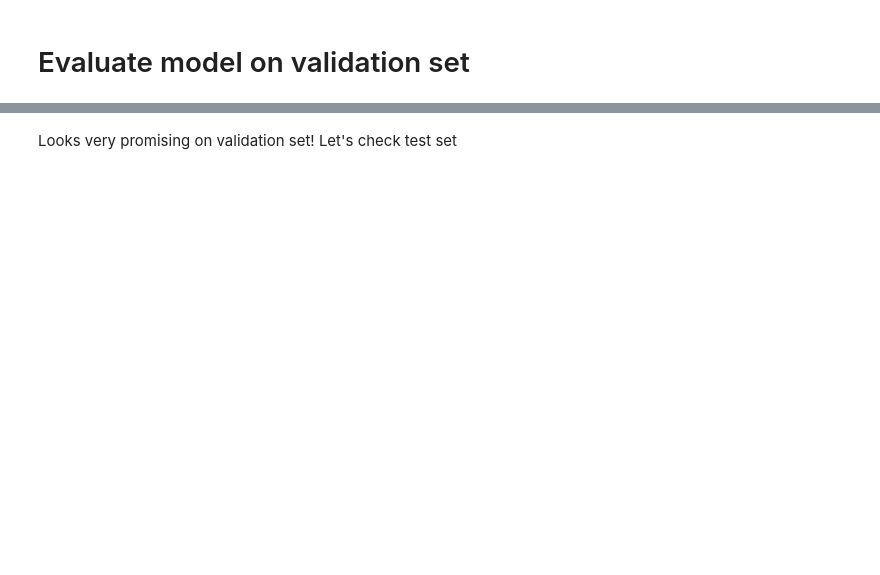
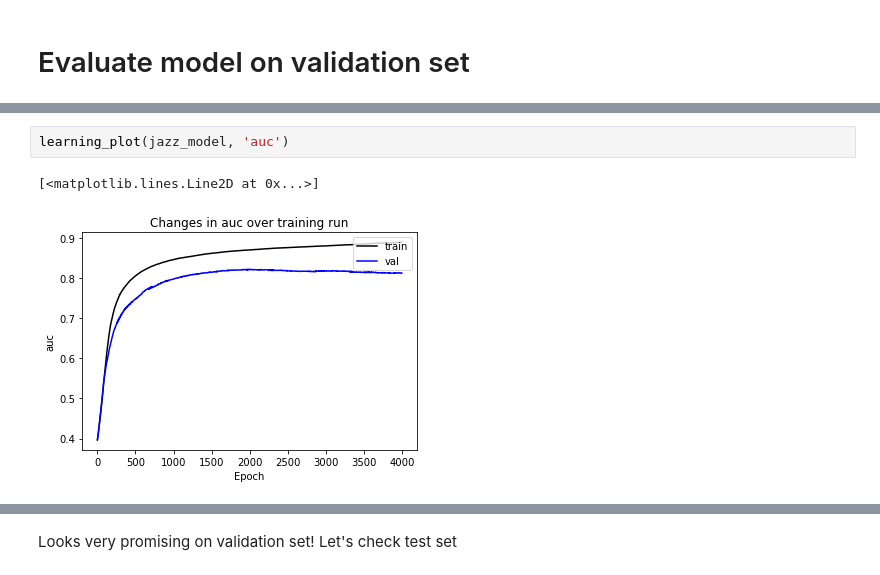
Before and after one commit to LingeJohnsen/Playlist-curator, a Jupyter notebook: Jazzy_training_notebook.ipynb, the cells around one changed output, grey strips where cells are left out. Saved outputs shown, nothing was run; the diff lists cells and outputs as text; blank space fills up the shorter version.

```diff
--- a/Jazzy_training_notebook.ipynb
+++ b/Jazzy_training_notebook.ipynb
@@ -134,0 +184,5 @@ loss_train, precision_train, true_positives_train, true_negatives_train, false_p
+# %%
+learning_plot(jazz_model, 'auc')
+# %% [output]
+[<matplotlib.lines.Line2D at 0x...>]
+[figure, added]
```
Also changed, not shown: parts of 25 cells of this notebook, 1 other file.
